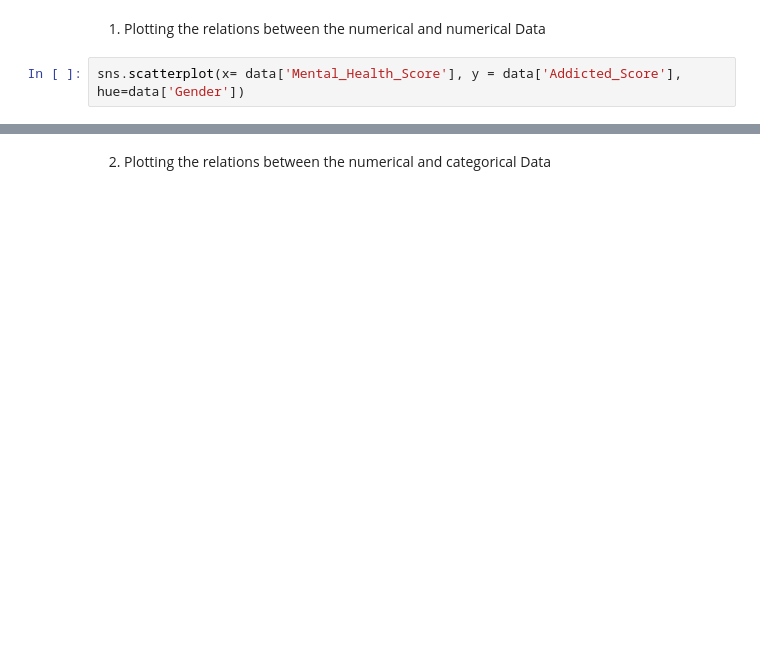
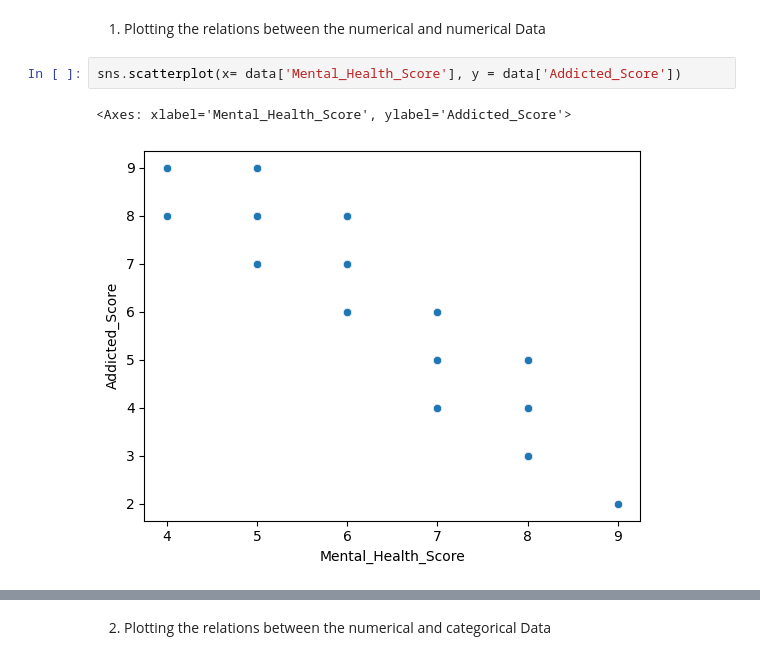
Before and after one commit to Harsh-1598/Students-Social-Media-Addiction, a Jupyter notebook: main.ipynb, the cells around one changed output, grey strips where cells are left out. Saved outputs shown, nothing was run; the diff lists cells and outputs as text; blank space fills up the shorter version.

```diff
--- a/main.ipynb
+++ b/main.ipynb
@@ -95,4 +227,7 @@ data.info()
 # %% [markdown]
 1. Plotting the relations between the numerical and numerical Data
 # %%
-sns.scatterplot(x= data['Mental_Health_Score'], y = data['Addicted_Score'], hue=data['Gender'])
+sns.scatterplot(x= data['Mental_Health_Score'], y = data['Addicted_Score'])
+# %% [output]
+<Axes: xlabel='Mental_Health_Score', ylabel='Addicted_Score'>
+[figure, added]
```
Also changed, not shown: parts of 62 cells of this notebook.
